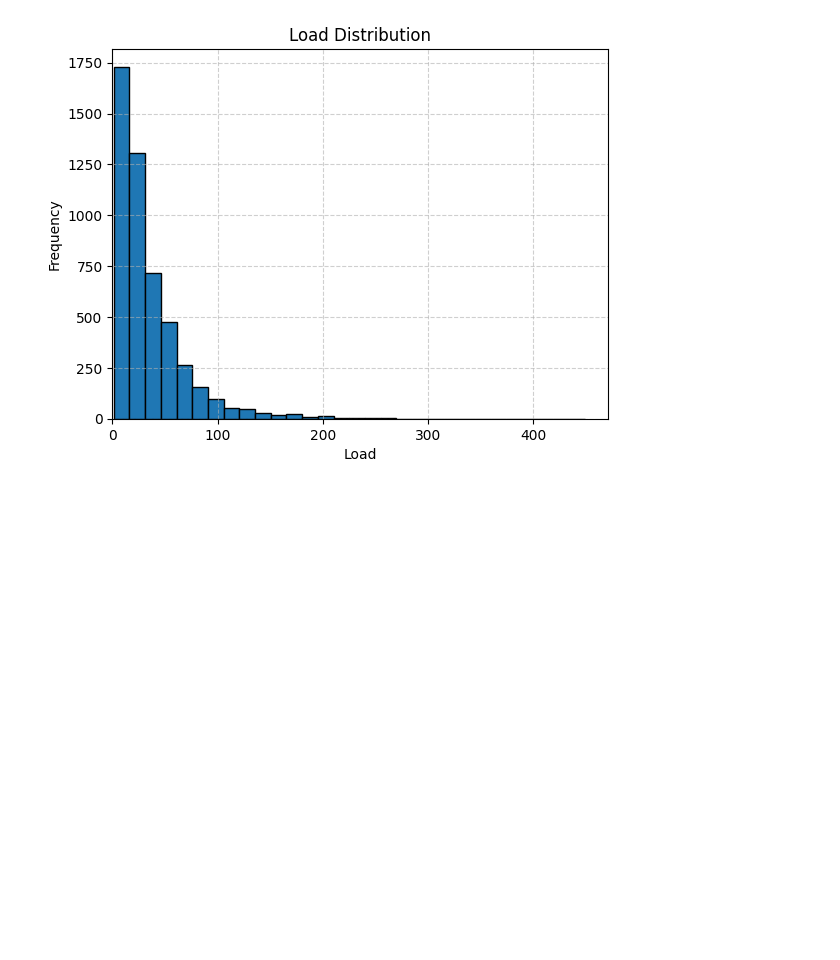
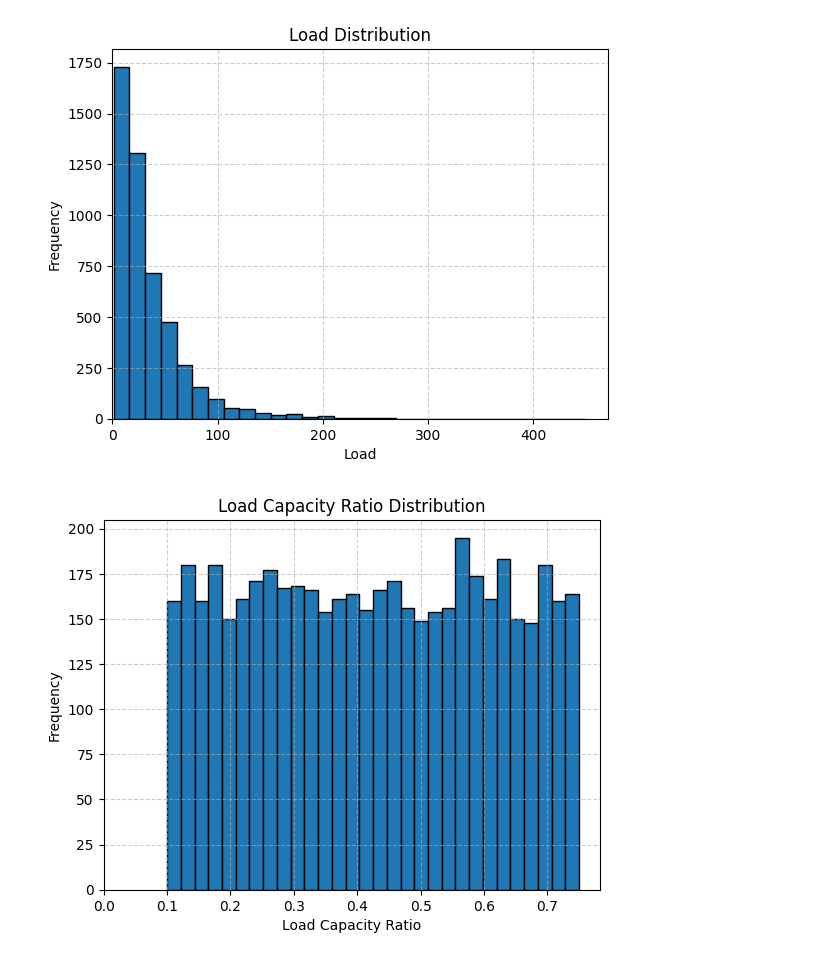
Before and after one commit to OctoPanna/western-us-power-grid, a Jupyter notebook: network_analysis.ipynb, the cells around one changed output. Saved outputs shown, nothing was run; the diff lists cells and outputs as text; code cells hidden in the pictures; blank space fills up the shorter version.

```diff
--- a/network_analysis.ipynb
+++ b/network_analysis.ipynb
@@ -62,11 +41,4 @@ Minimum edge length: 11.157521943213933
 degrees = [G.degree(n) for n in G.nodes()]
 capacities = [G.nodes[n]["capacity"] for n in G.nodes()]
 loads = [G.nodes[n]["load"] for n in G.nodes()]
-
-plt.scatter(degrees, capacities, alpha=0.6)
-plt.grid(True, linestyle='--', alpha=0.6)
-plt.xlim(left=0)
-plt.xlabel("Degree")
-plt.ylabel("Capacity")
-plt.title("Degree vs Capacity")
-plt.show()
+load_capacity_ratios = [loads[i] / capacities[i] if capacities[i] > 0 else 0 for i in range(len(capacities))]
@@ -92,3 +72,13 @@ plt.ylabel("Frequency")
 plt.show()
 # %% [output]
 [figure]
+# %%
+plt.hist(load_capacity_ratios, bins=30, edgecolor='black')
+plt.grid(True, linestyle='--', alpha=0.6)
+plt.xlim(left=0)
+plt.title("Load Capacity Ratio Distribution")
+plt.xlabel("Load Capacity Ratio")
+plt.ylabel("Frequency")
+plt.show()
+# %% [output]
+[figure, added]
```
Also changed, not shown: parts of 5 cells of this notebook, 5 other files.
